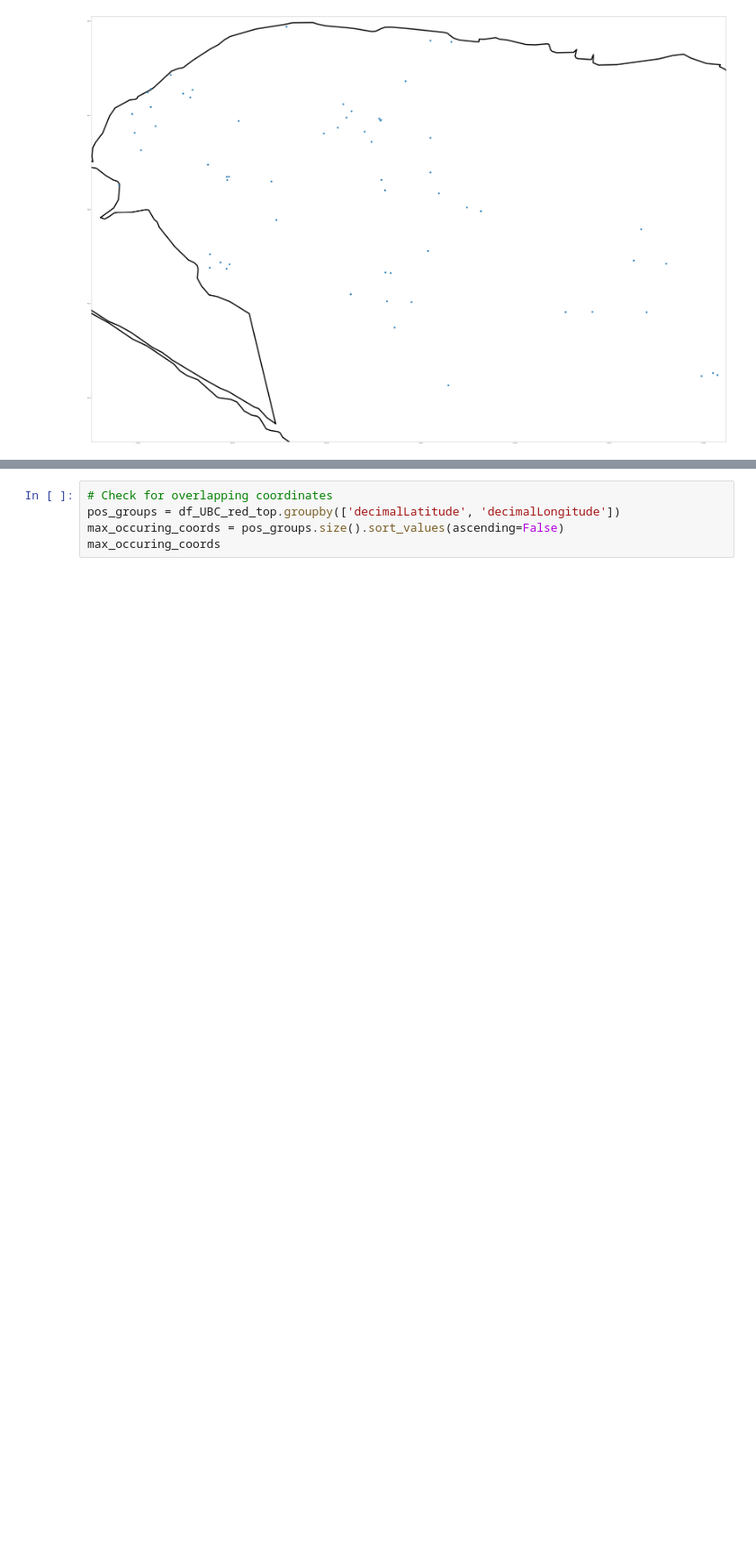
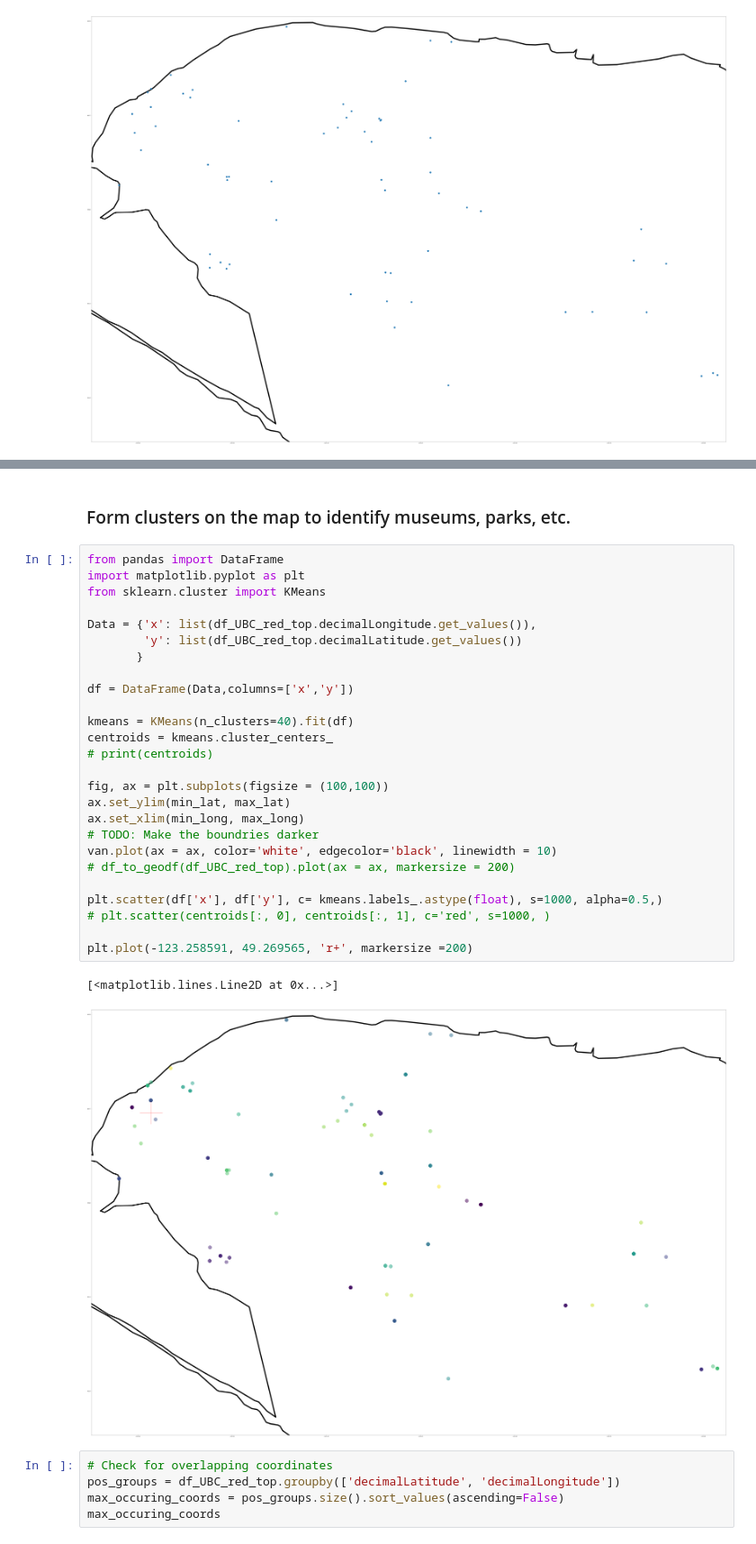
Before and after one commit to raghavaggsss/DSSG19BioDiv, a Jupyter notebook: UBC Analysis.ipynb, the cells around one changed output, grey strips where cells are left out. Shown at 90% size. Drawn from its saved outputs; the diff is of its cells as text; blank space fills up the shorter version.

Commit message:
K-means on lat long

```diff
--- a/UBC Analysis.ipynb
+++ b/UBC Analysis.ipynb
@@ -122,3 +141,34 @@ df_to_geodf(df_UBC_red_top).plot(ax = ax, markersize = 200)
+# %% [markdown]
+<h3> Form clusters on the map to identify museums, parks, etc. </h3>
+# %%
+from pandas import DataFrame
+import matplotlib.pyplot as plt
+from sklearn.cluster import KMeans
+
+Data = {'x': list(df_UBC_red_top.decimalLongitude.get_values()),
+        'y': list(df_UBC_red_top.decimalLatitude.get_values())
+       }
+
+df = DataFrame(Data,columns=['x','y'])
+
+kmeans = KMeans(n_clusters=40).fit(df)
+centroids = kmeans.cluster_centers_
+# print(centroids)
+
+fig, ax = plt.subplots(figsize = (100,100))
+ax.set_ylim(min_lat, max_lat)
+ax.set_xlim(min_long, max_long)
+# TODO: Make the boundries darker
+van.plot(ax = ax, color='white', edgecolor='black', linewidth = 10)
+# df_to_geodf(df_UBC_red_top).plot(ax = ax, markersize = 200)
+
+plt.scatter(df['x'], df['y'], c= kmeans.labels_.astype(float), s=1000, alpha=0.5,)
+# plt.scatter(centroids[:, 0], centroids[:, 1], c='red', s=1000, )
+
+plt.plot(-123.258591, 49.269565, 'r+', markersize =200)
+# %% [output]
+[<matplotlib.lines.Line2D at 0x...>]
+[figure, added]
 # %%
 # Check for overlapping coordinates
 pos_groups = df_UBC_red_top.groupby(['decimalLatitude', 'decimalLongitude'])
```
Also changed, not shown: parts of 2 cells of this notebook.
